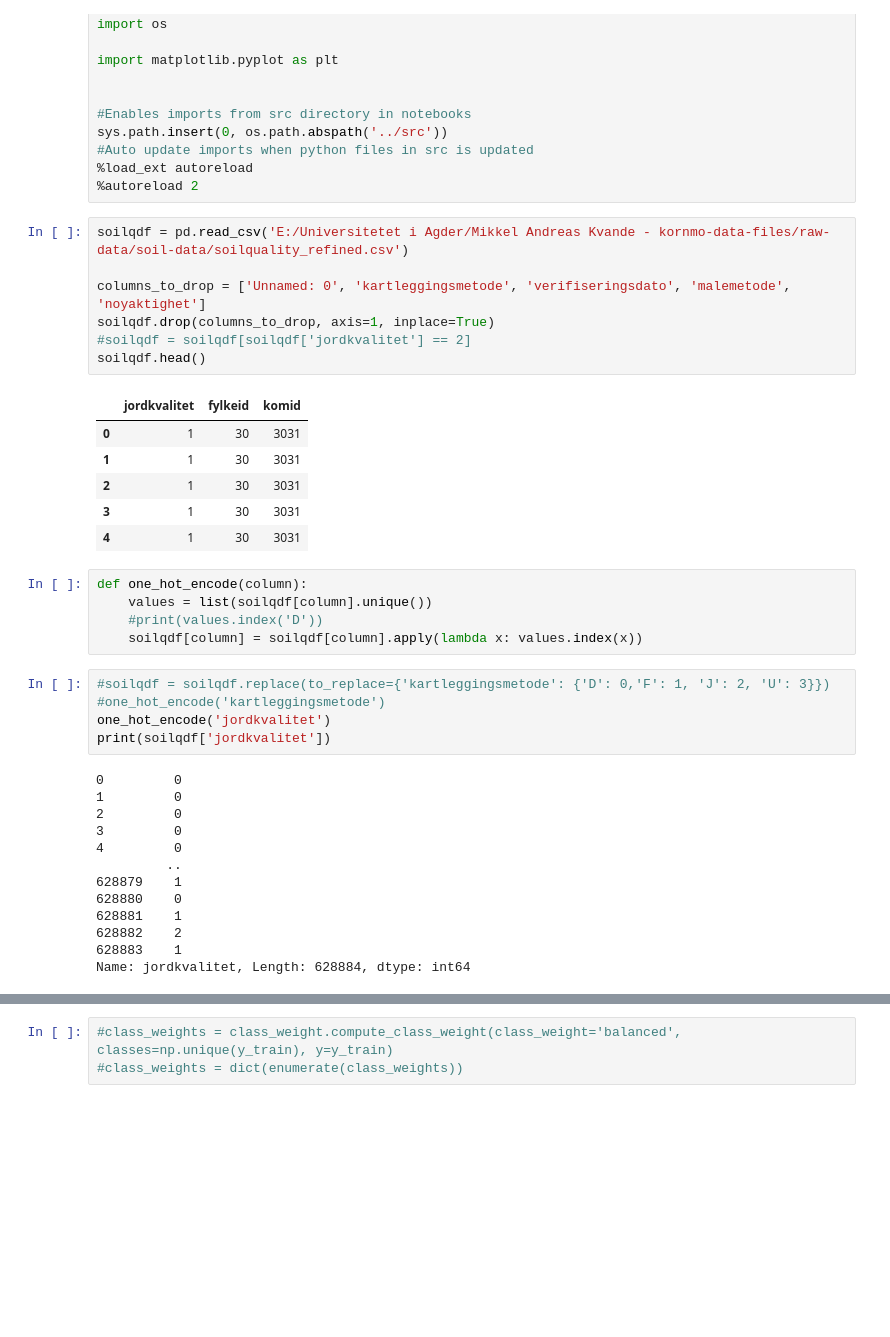
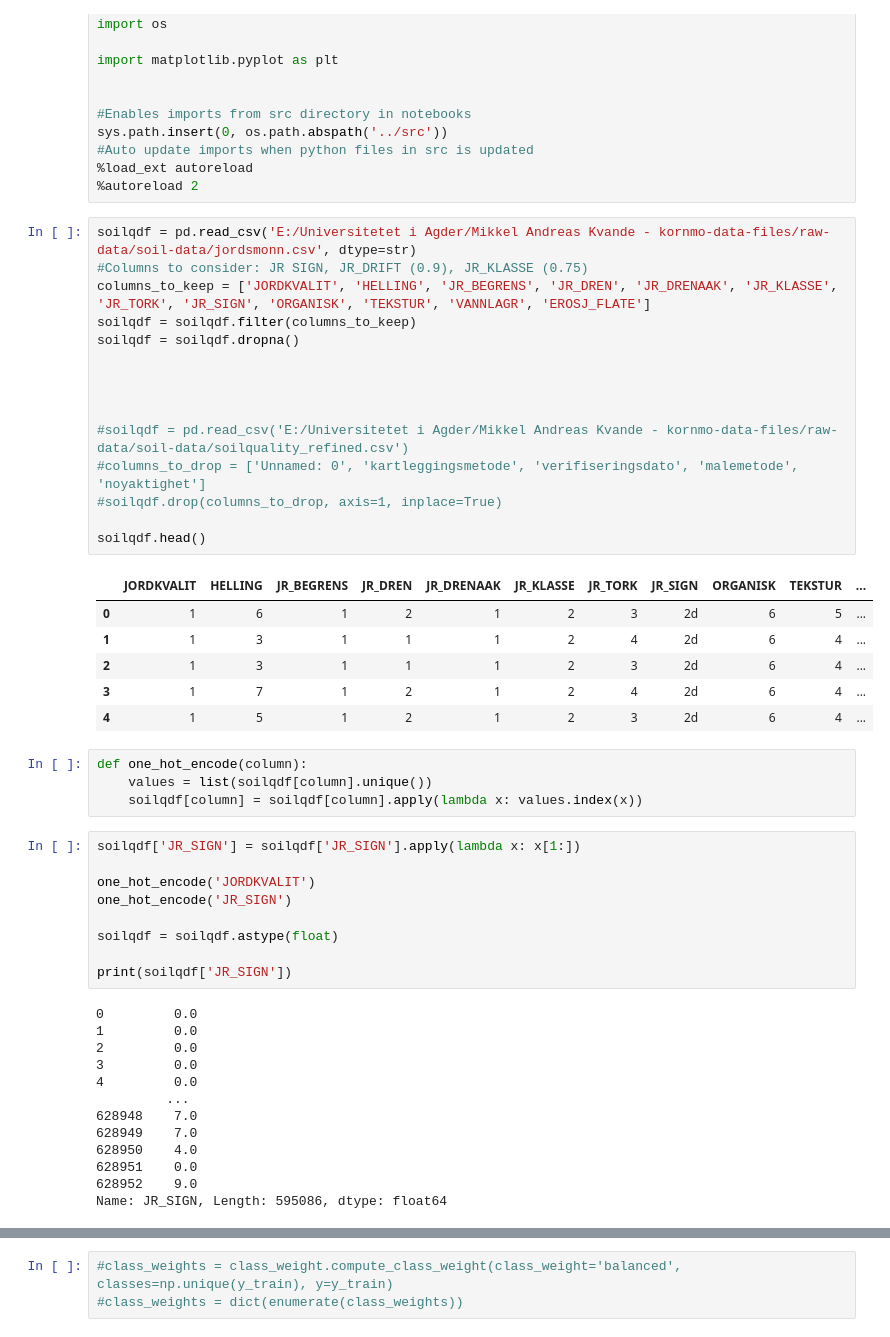
Before and after one commit to Ilumenar/kornmo-master-thesis, a Jupyter notebook: notebooks/soil_qual_classification.ipynb, the cells around one changed output, grey strips where cells are left out. Cells and saved outputs as stored; diff of their text form; blank space fills up the shorter version.

```diff
--- a/notebooks/soil_qual_classification.ipynb
+++ b/notebooks/soil_qual_classification.ipynb
@@ -13,39 +13,50 @@ sys.path.insert(0, os.path.abspath('../src'))
 %load_ext autoreload
 %autoreload 2
 # %%
-soilqdf = pd.read_csv('E:/Universitetet i Agder/Mikkel Andreas Kvande - kornmo-data-files/raw-data/soil-data/soilquality_refined.csv')
+soilqdf = pd.read_csv('E:/Universitetet i Agder/Mikkel Andreas Kvande - kornmo-data-files/raw-data/soil-data/jordsmonn.csv', dtype=str)
+#Columns to consider: JR SIGN, JR_DRIFT (0.9), JR_KLASSE (0.75)
+columns_to_keep = ['JORDKVALIT', 'HELLING', 'JR_BEGRENS', 'JR_DREN', 'JR_DRENAAK', 'JR_KLASSE', 'JR_TORK', 'JR_SIGN', 'ORGANISK', 'TEKSTUR', 'VANNLAGR', 'EROSJ_FLATE']
+soilqdf = soilqdf.filter(columns_to_keep)
+soilqdf = soilqdf.dropna()
 
-columns_to_drop = ['Unnamed: 0', 'kartleggingsmetode', 'verifiseringsdato', 'malemetode', 'noyaktighet']
-soilqdf.drop(columns_to_drop, axis=1, inplace=True)
-#soilqdf = soilqdf[soilqdf['jordkvalitet'] == 2]
+
+
+
+#soilqdf = pd.read_csv('E:/Universitetet i Agder/Mikkel Andreas Kvande - kornmo-data-files/raw-data/soil-data/soilquality_refined.csv')
+#columns_to_drop = ['Unnamed: 0', 'kartleggingsmetode', 'verifiseringsdato', 'malemetode', 'noyaktighet']
+#soilqdf.drop(columns_to_drop, axis=1, inplace=True)
+
 soilqdf.head()
 # %% [output]
-|  | jordkvalitet | fylkeid | komid |
-| 0 | 1 | 30 | 3031 |
-| 1 | 1 | 30 | 3031 |
-| 2 | 1 | 30 | 3031 |
-| 3 | 1 | 30 | 3031 |
-| 4 | 1 | 30 | 3031 |
+|  | JORDKVALIT | HELLING | JR_BEGRENS | JR_DREN | JR_DRENAAK | JR_KLASSE | JR_TORK | JR_SIGN | ORGANISK | TEKSTUR | ... |
+| 0 | 1 | 6 | 1 | 2 | 1 | 2 | 3 | 2d | 6 | 5 | ... |
+| 1 | 1 | 3 | 1 | 1 | 1 | 2 | 4 | 2d | 6 | 4 | ... |
+| 2 | 1 | 3 | 1 | 1 | 1 | 2 | 3 | 2d | 6 | 4 | ... |
+| 3 | 1 | 7 | 1 | 2 | 1 | 2 | 4 | 2d | 6 | 4 | ... |
+| 4 | 1 | 5 | 1 | 2 | 1 | 2 | 3 | 2d | 6 | 4 | ... |
 # %%
 def one_hot_encode(column):
     values = list(soilqdf[column].unique())
-    #print(values.index('D'))
     soilqdf[column] = soilqdf[column].apply(lambda x: values.index(x))
-# %%
-#soilqdf = soilqdf.replace(to_replace={'kartleggingsmetode': {'D': 0,'F': 1, 'J': 2, 'U': 3}})
-#one_hot_encode('kartleggingsmetode')
-one_hot_encode('jordkvalitet')
-print(soilqdf['jordkvalitet'])
-# %% [output]
-0         0
-1         0
-2         0
-3         0
-4         0
-         ..
-628879    1
-628880    0
-628881    1
-628882    2
-628883    1
-Name: jordkvalitet, Length: 628884, dtype: int64
+# %%
+soilqdf['JR_SIGN'] = soilqdf['JR_SIGN'].apply(lambda x: x[1:])
+
+one_hot_encode('JORDKVALIT')
+one_hot_encode('JR_SIGN')
+
+soilqdf = soilqdf.astype(float)
+
+print(soilqdf['JR_SIGN'])
+# %% [output]
+0         0.0
+1         0.0
+2         0.0
+3         0.0
+4         0.0
+         ...
+628948    7.0
+628949    7.0
+628950    4.0
+628951    0.0
+628952    9.0
+Name: JR_SIGN, Length: 595086, dtype: float64
```
Also changed, not shown: parts of 9 cells of this notebook, 8 other files.
